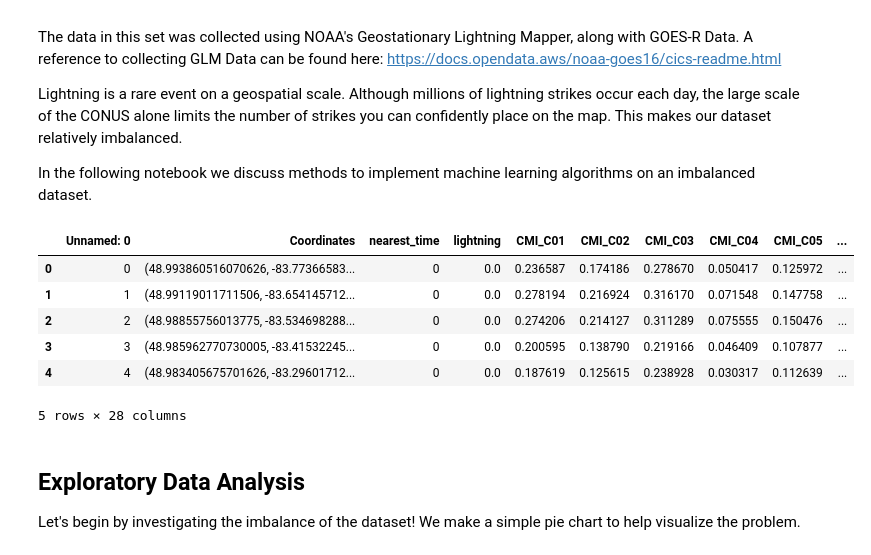
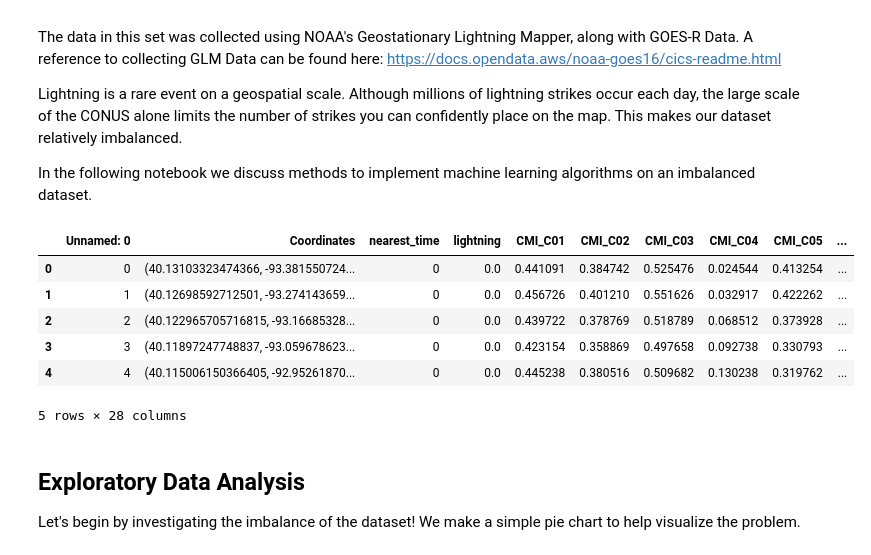
Before and after one commit to robertfeldstein/GitResearch, a Jupyter notebook: LightningEDA.ipynb, the cells around one changed output. Cells and saved outputs as stored; diff of their text form; code cells hidden in the pictures.

```diff
--- a/LightningEDA.ipynb
+++ b/LightningEDA.ipynb
@@ -10,32 +10,34 @@ In the following notebook we discuss methods to implement machine learning algor
 # %%
 #pandas and numpy
 
 import pandas as pd
 import numpy as np
 
 # Modelling
 import xgboost as xgb
 from sklearn.model_selection import train_test_split
 from sklearn.metrics import accuracy_score, classification_report, confusion_matrix, precision_score, recall_score, ConfusionMatrixDisplay
 from sklearn.linear_model import LogisticRegression
 from sklearn.ensemble import RandomForestClassifier
 from sklearn.model_selection import cross_val_score
 from sklearn.svm import SVC
 
 #Visualization
 import matplotlib.pyplot as plt
 import seaborn as sns
+import cartopy.crs as ccrs
+from datetime import datetime
 
 #Load the csv into python
-df = pd.read_csv("/Users/robbiefeldstein/Documents/Programming/Research/Datasets/2022-07-12.csv")
+df = pd.read_csv("/Users/robbiefeldstein/Documents/Programming/Research/Datasets/nolines.csv")
 df.head()
 # %% [output]
 |  | Unnamed: 0 | Coordinates | nearest_time | lightning | CMI_C01 | CMI_C02 | CMI_C03 | CMI_C04 | CMI_C05 | ... |
-| 0 | 0 | (48.993860516070626, -83.77366583... | 0 | 0.0 | 0.236587 | 0.174186 | 0.278670 | 0.050417 | 0.125972 | ... |
-| 1 | 1 | (48.99119011711506, -83.654145712... | 0 | 0.0 | 0.278194 | 0.216924 | 0.316170 | 0.071548 | 0.147758 | ... |
-| 2 | 2 | (48.98855756013775, -83.534698288... | 0 | 0.0 | 0.274206 | 0.214127 | 0.311289 | 0.075555 | 0.150476 | ... |
-| 3 | 3 | (48.985962770730005, -83.41532245... | 0 | 0.0 | 0.200595 | 0.138790 | 0.219166 | 0.046409 | 0.107877 | ... |
-| 4 | 4 | (48.983405675701626, -83.29601712... | 0 | 0.0 | 0.187619 | 0.125615 | 0.238928 | 0.030317 | 0.112639 | ... |
+| 0 | 0 | (40.13103323474366, -93.381550724... | 0 | 0.0 | 0.441091 | 0.384742 | 0.525476 | 0.024544 | 0.413254 | ... |
+| 1 | 1 | (40.12698592712501, -93.274143659... | 0 | 0.0 | 0.456726 | 0.401210 | 0.551626 | 0.032917 | 0.422262 | ... |
+| 2 | 2 | (40.122965705716815, -93.16685328... | 0 | 0.0 | 0.439722 | 0.378769 | 0.518789 | 0.068512 | 0.373928 | ... |
+| 3 | 3 | (40.11897247748837, -93.059678623... | 0 | 0.0 | 0.423154 | 0.358869 | 0.497658 | 0.092738 | 0.330793 | ... |
+| 4 | 4 | (40.115006150366405, -92.95261870... | 0 | 0.0 | 0.445238 | 0.380516 | 0.509682 | 0.130238 | 0.319762 | ... |
 5 rows × 28 columns
 # %% [markdown]
 ## Exploratory Data Analysis
```
Also changed, not shown: parts of 16 cells of this notebook, 4 other files.
